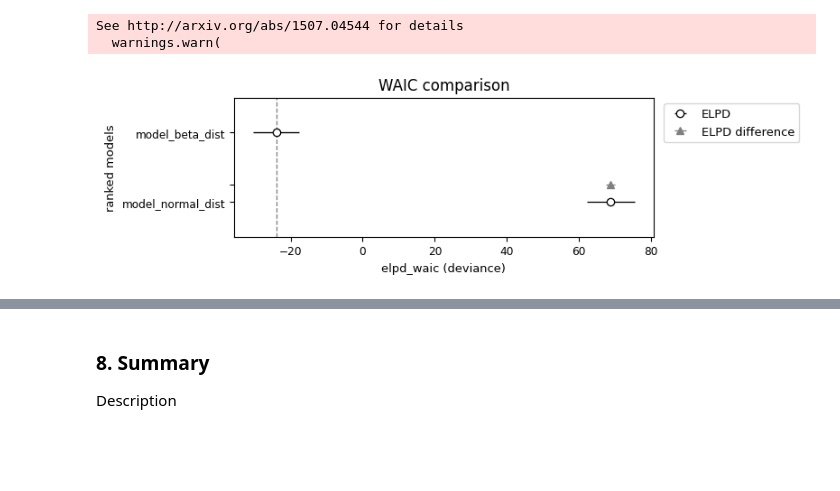
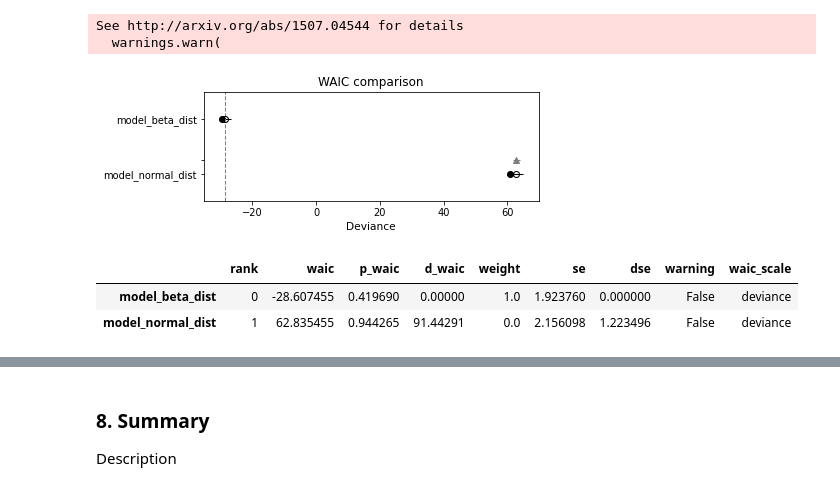
Before and after one commit to DanielJurkowski/DataAnalyticsProject, a Jupyter notebook: notebook.ipynb, the cells around one changed output, grey strips where cells are left out. Saved outputs shown, nothing was run; the diff lists cells and outputs as text; code cells hidden in the pictures; blank space fills up the shorter version.

Commit message:
Project: small adds to comparison models

```diff
--- a/notebook.ipynb
+++ b/notebook.ipynb
@@ -992,6 +993,10 @@ See http://arxiv.org/abs/1507.04544 for details
 # %%
 az.plot_compare(waic_comparison)
 plt.title("WAIC comparison")
 plt.show()
+waic_comparison
 # %% [output]
-[figure, old version]
+[figure, new version]
+|  | rank | waic | p_waic | d_waic | weight | se | dse | warning | waic_scale |
+| model_beta_dist | 0 | -28.607455 | 0.419690 | 0.00000 | 1.0 | 1.923760 | 0.000000 | False | deviance |
+| model_normal_dist | 1 | 62.835455 | 0.944265 | 91.44291 | 0.0 | 2.156098 | 1.223496 | False | deviance |
```
Also changed, not shown: parts of 5 cells of this notebook.
